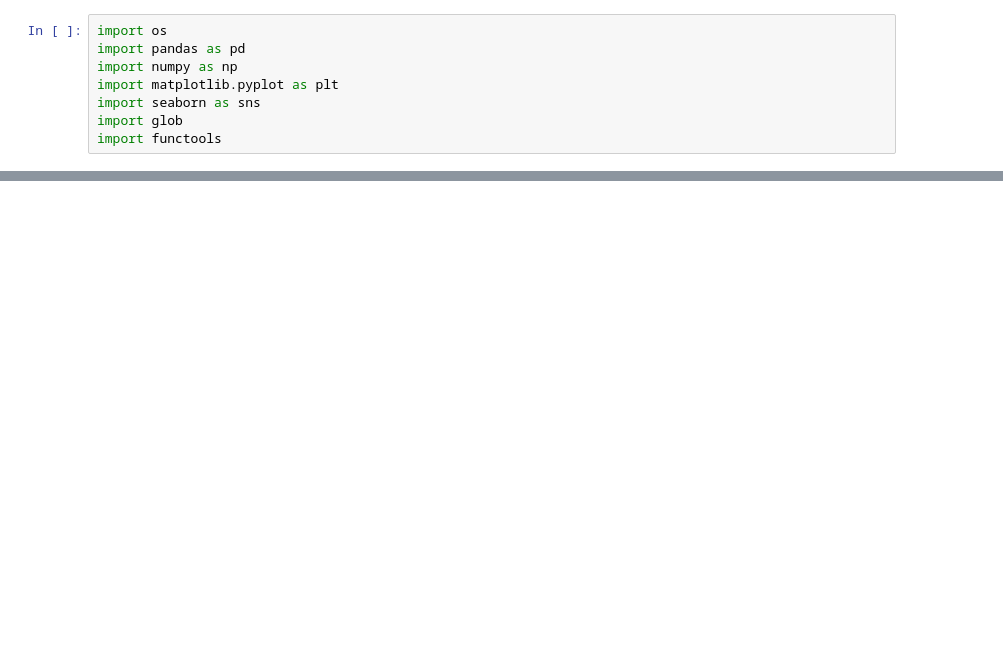
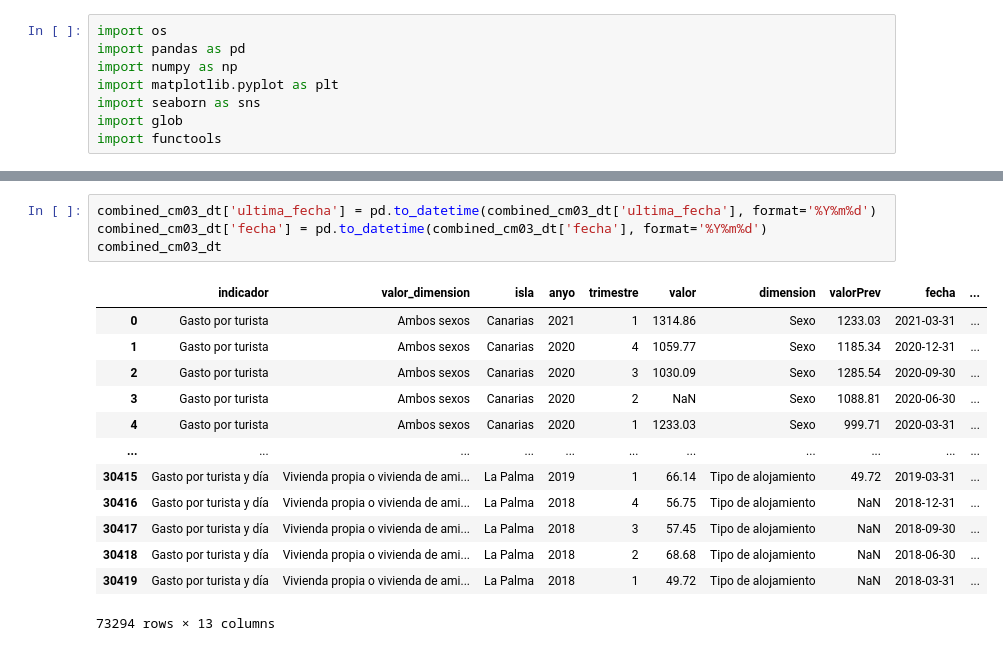
Before and after one commit to miracFence/Datathon-Gran-Canaria, a Jupyter notebook: Smart Destinations/CM_03_Analysis.ipynb, the cells around one changed output, grey strips where cells are left out. Cells and saved outputs as stored; diff of their text form; blank space fills up the shorter version.

```diff
--- a/Smart Destinations/CM_03_Analysis.ipynb
+++ b/Smart Destinations/CM_03_Analysis.ipynb
@@ -50 +50,19 @@ combined_cm03_dt[combined_cm03_dt.duplicated(keep=False)]
+# %%
+combined_cm03_dt['ultima_fecha'] = pd.to_datetime(combined_cm03_dt['ultima_fecha'], format='%Y%m%d')
+combined_cm03_dt['fecha'] = pd.to_datetime(combined_cm03_dt['fecha'], format='%Y%m%d')
+combined_cm03_dt
+# %% [output]
+|  | indicador | valor_dimension | isla | anyo | trimestre | valor | dimension | valorPrev | fecha | ... |
+| 0 | Gasto por turista | Ambos sexos | Canarias | 2021 | 1 | 1314.86 | Sexo | 1233.03 | 2021-03-31 | ... |
+| 1 | Gasto por turista | Ambos sexos | Canarias | 2020 | 4 | 1059.77 | Sexo | 1185.34 | 2020-12-31 | ... |
+| 2 | Gasto por turista | Ambos sexos | Canarias | 2020 | 3 | 1030.09 | Sexo | 1285.54 | 2020-09-30 | ... |
+| 3 | Gasto por turista | Ambos sexos | Canarias | 2020 | 2 | NaN | Sexo | 1088.81 | 2020-06-30 | ... |
+| 4 | Gasto por turista | Ambos sexos | Canarias | 2020 | 1 | 1233.03 | Sexo | 999.71 | 2020-03-31 | ... |
+| ... | ... | ... | ... | ... | ... | ... | ... | ... | ... | ... |
+| 30415 | Gasto por turista y día | Vivienda propia o vivienda de ami... | La Palma | 2019 | 1 | 66.14 | Tipo de alojamiento | 49.72 | 2019-03-31 | ... |
+| 30416 | Gasto por turista y día | Vivienda propia o vivienda de ami... | La Palma | 2018 | 4 | 56.75 | Tipo de alojamiento | NaN | 2018-12-31 | ... |
+| 30417 | Gasto por turista y día | Vivienda propia o vivienda de ami... | La Palma | 2018 | 3 | 57.45 | Tipo de alojamiento | NaN | 2018-09-30 | ... |
+| 30418 | Gasto por turista y día | Vivienda propia o vivienda de ami... | La Palma | 2018 | 2 | 68.68 | Tipo de alojamiento | NaN | 2018-06-30 | ... |
+| 30419 | Gasto por turista y día | Vivienda propia o vivienda de ami... | La Palma | 2018 | 1 | 49.72 | Tipo de alojamiento | NaN | 2018-03-31 | ... |
+73294 rows × 13 columns
 # %%
```
Also changed, not shown: parts of 3 cells of this notebook, 4 other files.
